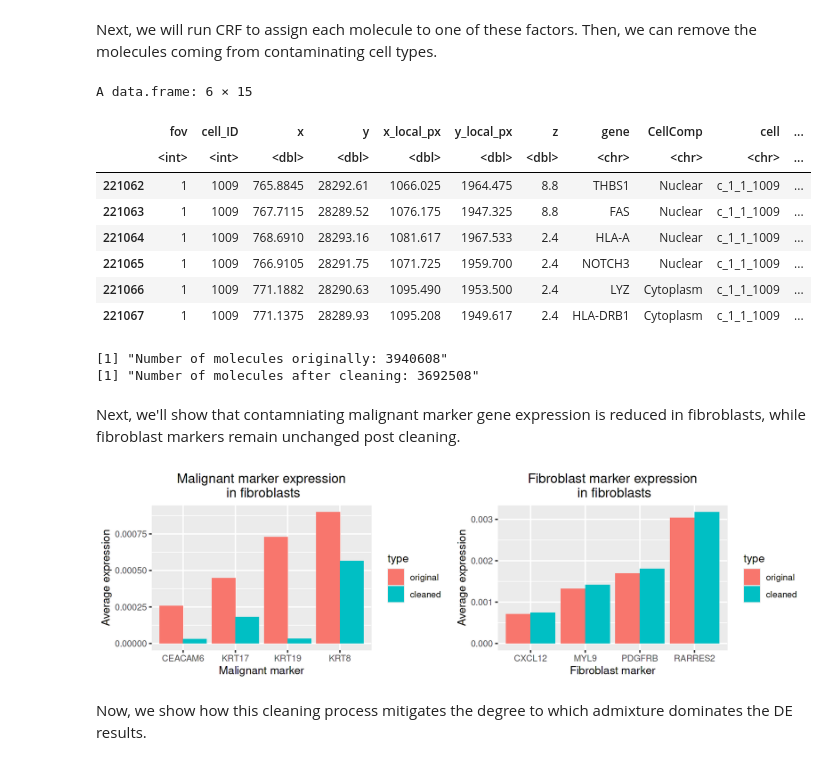
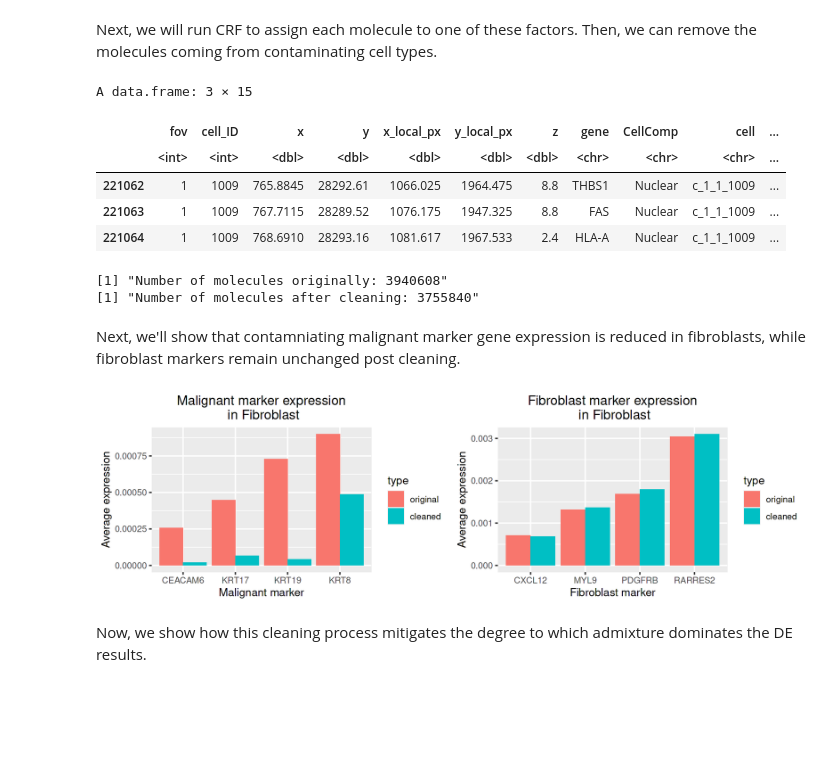
Before and after one commit to pakiessling/cellAdmix, a Jupyter notebook: vignettes/NSCLC_tutorial.ipynb, the cells around one changed output. Saved outputs shown, nothing was run; the diff lists cells and outputs as text; code cells hidden in the pictures; blank space fills up the shorter version.

```diff
--- a/vignettes/NSCLC_tutorial.ipynb
+++ b/vignettes/NSCLC_tutorial.ipynb
@@ -394,6 +183,6 @@ fig
 # %% [markdown]
 Here, factor 1 appears to represent admixture from malignant cells since several of the top loading genes are KRT19, KRT8, and KRT17, which are specific malignant markers. Note that the dataset downsampling step may cause these results to look slightly different from yours, so you will need to identify which factor corresponds to the malignant cell admixture and modify the following cell.
 # %%
-malignant_admix_factor <- 1
+malignant_admix_factor <- 4
 # %% [markdown]
 Next, we will run CRF to assign each molecule to one of these factors. Then, we can remove the molecules coming from contaminating cell types.
@@ -417,29 +189,25 @@ run_crf_ct <- function(df_ct,H) {
 # %%
 # run crf
-df_fib_crf <- run_crf_ct(df,H)
+df_fib_crf <- run_crf_per_cell(df_subs, expr, ncores=30)
 
 # this appended a column 'factor' indicating which factor each molecule has been assigned to
-head(df_fib_crf)
+head(df_fib_crf, 3)
 # %% [output]
-A data.frame: 6 × 15
+A data.frame: 3 × 15
 |  | fov | cell_ID | x | y | x_local_px | y_local_px | z | gene | CellComp | cell | ... |
 |  | <int> | <int> | <dbl> | <dbl> | <dbl> | <dbl> | <dbl> | <chr> | <chr> | <chr> | ... |
 | 221062 | 1 | 1009 | 765.8845 | 28292.61 | 1066.025 | 1964.475 | 8.8 | THBS1 | Nuclear | c_1_1_1009 | ... |
 | 221063 | 1 | 1009 | 767.7115 | 28289.52 | 1076.175 | 1947.325 | 8.8 | FAS | Nuclear | c_1_1_1009 | ... |
 | 221064 | 1 | 1009 | 768.6910 | 28293.16 | 1081.617 | 1967.533 | 2.4 | HLA-A | Nuclear | c_1_1_1009 | ... |
-| 221065 | 1 | 1009 | 766.9105 | 28291.75 | 1071.725 | 1959.700 | 2.4 | NOTCH3 | Nuclear | c_1_1_1009 | ... |
-| 221066 | 1 | 1009 | 771.1882 | 28290.63 | 1095.490 | 1953.500 | 2.4 | LYZ | Cytoplasm | c_1_1_1009 | ... |
-| 221067 | 1 | 1009 | 771.1375 | 28289.93 | 1095.208 | 1949.617 | 2.4 | HLA-DRB1 | Cytoplasm | c_1_1_1009 | ... |
 # %%
 # now, remove the molecules assigned to the admixture factor
-mol_id_keep <- rownames(df_fib_crf)[!(df_fib_crf$factor %in% malignant_admix_factor)]
-df_fib_cln <- df_fib_crf[mol_id_keep,]
+df_fib_cln <- filter(df_fib_crf, !(factor %in% malignant_admix_factor))
 
-print(paste0('Number of molecules originally: ',nrow(df_fib_crf)))
-print(paste0('Number of molecules after cleaning: ',nrow(df_fib_cln)))
+print(paste0('Number of molecules originally: ', nrow(df_fib_crf)))
+print(paste0('Number of molecules after cleaning: ', nrow(df_fib_cln)))
 # %% [output]
 [1] "Number of molecules originally: 3940608"
-[1] "Number of molecules after cleaning: 3692508"
+[1] "Number of molecules after cleaning: 3755840"
 # %% [markdown]
 Next, we'll show that contamniating malignant marker gene expression is reduced in fibroblasts, while fibroblast markers remain unchanged post cleaning.
 # %%
@@ -469,5 +215,0 @@ rownames(meta_cln) <- meta_cln$cell
-# %%
-# reduce data to just the cells in the tested regions
-cells_keep <- rownames(meta_cln)[!is.na(meta_cln$regions_compare)]
-meta_cln <- meta_cln[cells_keep,]
-dat_cln <- dat_cln[,cells_keep]
@@ -478,45 +216,13 @@ dat_cln_norm <- sweep(dat_cln,2,colSums(dat_cln),'/')
 # %%
 options(repr.plot.width = 10, repr.plot.height = 3, repr.plot.res = 200)
 
-malignant_marks <- c('KRT19','KRT8','KRT17','CEACAM6')
-fibroblast_marks <- c('MYL9','CXCL12','PDGFRB','RARRES2')
-
-mal_av_expr_before <- rowMeans(dat_orig_norm[malignant_marks,])
-fib_av_expr_before <- rowMeans(dat_orig_norm[fibroblast_marks,])
-
-mal_av_expr_after <- rowMeans(dat_cln_norm[malignant_marks,])
-fib_av_expr_after <- rowMeans(dat_cln_norm[fibroblast_marks,])
-
-tmp1a <- cbind.data.frame(malignant_marks,mal_av_expr_before,'original')
-colnames(tmp1a) <- c('gene','av_expr','type')
-tmp1b <- cbind.data.frame(malignant_marks,mal_av_expr_after,'cleaned')
-colnames(tmp1b) <- c('gene','av_expr','type')
-tmp1 <- rbind.data.frame(tmp1a,tmp1b)
-tmp1$type <- factor(tmp1$type,levels=c('original','cleaned'))
-
-p1 <- ggplot(tmp1,aes(x=gene,y=av_expr,fill=type)) +
-    geom_bar(stat="identity", position=position_dodge()) +
-    xlab('Malignant marker') +
-    ylab('Average expression') +
-    ggtitle('Malignant marker expression\n in fibroblasts') +
-    theme(plot.title = element_text(hjust = 0.5))
-
-tmp1a <- cbind.data.frame(fibroblast_marks,fib_av_expr_before,'original')
-colnames(tmp1a) <- c('gene','av_expr','type')
-tmp1b <- cbind.data.frame(fibroblast_marks,fib_av_expr_after,'cleaned')
-colnames(tmp1b) <- c('gene','av_expr','type')
-tmp1 <- rbind.data.frame(tmp1a,tmp1b)
-tmp1$type <- factor(tmp1$type,levels=c('original','cleaned'))
-
-p2 <- ggplot(tmp1,aes(x=gene,y=av_expr,fill=type)) +
-    geom_bar(stat="identity", position=position_dodge()) +
-    xlab('Fibroblast marker') +
-    ylab('Average expression') +
-    ggtitle('Fibroblast marker expression\n in fibroblasts') +
-    theme(plot.title = element_text(hjust = 0.5))
-
-cowplot::plot_grid(p1,p2,nrow=1)
+plot_expression_comparison(
+    dat_orig, dat_cln,
+    markers_native=c('MYL9','CXCL12','PDGFRB','RARRES2'),
+    markers_admix=c('KRT19','KRT8','KRT17','CEACAM6'),
+    admixture_type='Malignant', native_type='Fibroblast'
+)
 # %% [output]
-[figure, old version]
+[figure, new version]
 # %% [markdown]
 Now, we show how this cleaning process mitigates the degree to which admixture dominates the DE results.
```
Also changed, not shown: parts of 38 cells of this notebook, 16 other files.
